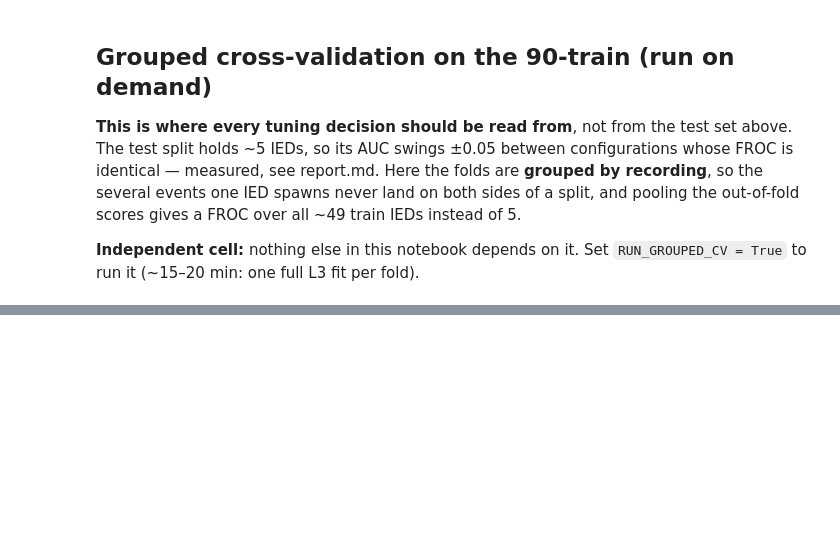
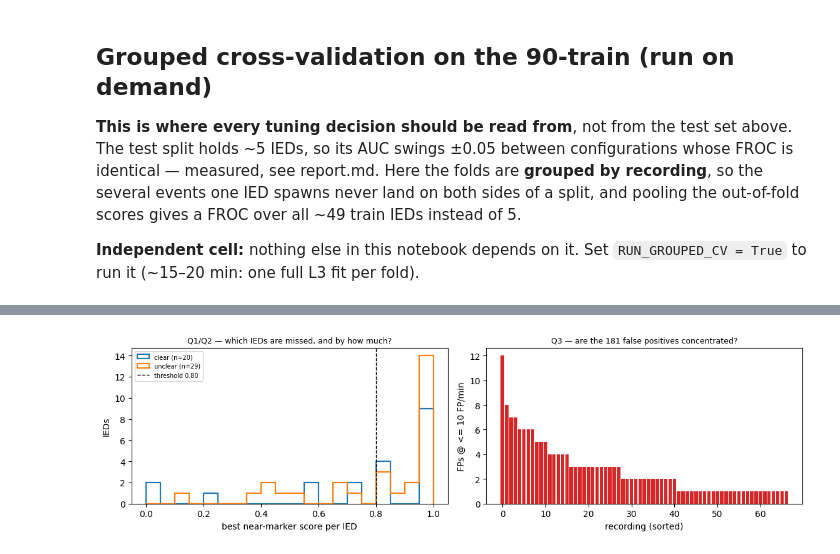
Before and after one commit to kavyavijaysankar/IED_Detection_EEG, a Jupyter notebook: IED Detection/detection_run.ipynb, the cells around one changed output, grey strips where cells are left out. Saved outputs shown, nothing was run; the diff lists cells and outputs as text; code cells hidden in the pictures; blank space fills up the shorter version.

```diff
--- a/IED Detection/detection_run.ipynb
+++ b/IED Detection/detection_run.ipynb
@@ -443,0 +437,71 @@ PR-AUC(ratio 20) - PR-AUC(all): +0.027  95% CI [-0.008, +0.069]  P(>0)=0.94
+# %%
+# Phase 1 — error analysis on the out-of-fold CV scores. No refitting: pure bookkeeping.
+if 'cv' not in globals():
+    print('Run the grouped-CV cell above with RUN_GROUPED_CV = True first — this uses its scores.')
+else:
+    tol = cfg.samp(cfg.hit_tol_ms)
+    pts = M.froc_points(train, cv['events'], cv['G'], cv['scores'], cfg)
+    thr = M.threshold_at(pts, M.FP_BUDGET)
+    epi = [g for g, r in enumerate(train) if r['epi']]
+
+    best, fp_per_rec, nonhit = {}, {}, []          # best near-marker score / FPs per rec / all non-hit scores
+    for e, g, s in zip(cv['events'], cv['G'], cv['scores']):
+        r = train[g]
+        if r['epi'] and abs(e['time'] - r['mk']) <= tol:
+            best[g] = max(best.get(g, 0.0), s)
+        else:
+            nonhit.append(s)
+            if s >= thr:
+                fp_per_rec[g] = fp_per_rec.get(g, 0) + 1
+    nonhit = np.array(nonhit)
+    print(f"operating point: score >= {thr:.3f}  (<= {M.FP_BUDGET:.0f} FP/min)\n")
+
+    print('Q1  hits / misses by certainty')
+    for c in ('clear_positive', 'unclear_positive'):
+        gs = [g for g in epi if train[g]['cert'] == c]
+        h = sum(best.get(g, 0.0) >= thr for g in gs)
+        print(f"      {c:<18} {h:>2} found / {len(gs) - h:>2} missed   ({h / max(len(gs), 1):.0%})")
+
+    missed = [g for g in epi if best.get(g, 0.0) < thr]
+    cost = {g: int((nonhit > best.get(g, 0.0)).sum()) for g in missed}
+    print(f"\nQ2  {len(missed)} missed IEDs — extra FPs needed to catch each (cheapest first)")
+    for g in sorted(missed, key=lambda g: cost[g])[:8]:
+        print(f"      {train[g]['fid']:<6} {train[g]['cert']:<18} best score {best.get(g, 0.0):.3f}"
+              f"   +{cost[g]} FPs")
+    if missed:
+        cs = np.array(sorted(cost.values()))
+        print(f"      median +{int(np.median(cs))} FPs;  {(cs <= 50).sum()} of {len(cs)} cost <= 50 FPs, "
+              f"{(cs > 500).sum()} cost > 500 (effectively unreachable)")
+
+    counts = np.array(sorted(fp_per_rec.values(), reverse=True))
+    tot = int(counts.sum())
+    print(f"\nQ3  {tot} false positives over {len(fp_per_rec)} of {len(train)} recordings")
+    if tot:
+        k = max(1, len(train) // 10)
+        print(f"      worst {k} recordings hold {counts[:k].sum() / tot:.0%} of them "
+              f"(worst single recording: {counts[0]})")
+
+    print('\nQ4  where the false positives come from')
+    for lbl, sel in (('epileptic', True), ('non-epileptic', False)):
+        gs = [g for g, r in enumerate(train) if r['epi'] == sel]
+        n = sum(fp_per_rec.get(g, 0) for g in gs)
+        mins = sum(train[g]['dur'] for g in gs) / 60.0
+        print(f"      {lbl:<14} {n:>4} FPs over {len(gs):>2} recordings / {mins:.1f} min "
+              f"= {n / mins:>5.1f} FP/min")
+
+    fig, axs = plt.subplots(1, 2, figsize=(11.5, 3.4))
+    for c, col in (('clear_positive', 'C0'), ('unclear_positive', 'C1')):
+        v = [best.get(g, 0.0) for g in epi if train[g]['cert'] == c]
+        axs[0].hist(v, bins=np.linspace(0, 1, 21), histtype='step', lw=1.6, color=col,
+                    label=f"{c.split('_')[0]} (n={len(v)})")
+    axs[0].axvline(thr, color='k', ls='--', lw=1.0, label=f'threshold {thr:.2f}')
+    axs[0].set_xlabel('best near-marker score per IED'); axs[0].set_ylabel('IEDs')
+    axs[0].set_title('Q1/Q2 — which IEDs are missed, and by how much?', fontsize=9)
+    axs[0].legend(fontsize=7)
+    axs[1].bar(range(len(counts)), counts, color='C3')
+    axs[1].set_xlabel('recording (sorted)'); axs[1].set_ylabel(f'FPs @ <= {M.FP_BUDGET:.0f} FP/min')
+    axs[1].set_title(f'Q3 — are the {tot} false positives concentrated?', fontsize=9)
+    plt.tight_layout()
+    plt.savefig('../figures/detection_error_analysis.png', dpi=800, bbox_inches='tight')
+    plt.show()
+# %% [output]
@@ -443,0 +525 @@ PR-AUC(ratio 20) - PR-AUC(all): +0.027  95% CI [-0.008, +0.069]  P(>0)=0.94
+[figure, added]
```
Also changed, not shown: parts of 27 cells of this notebook, 21 other files.
